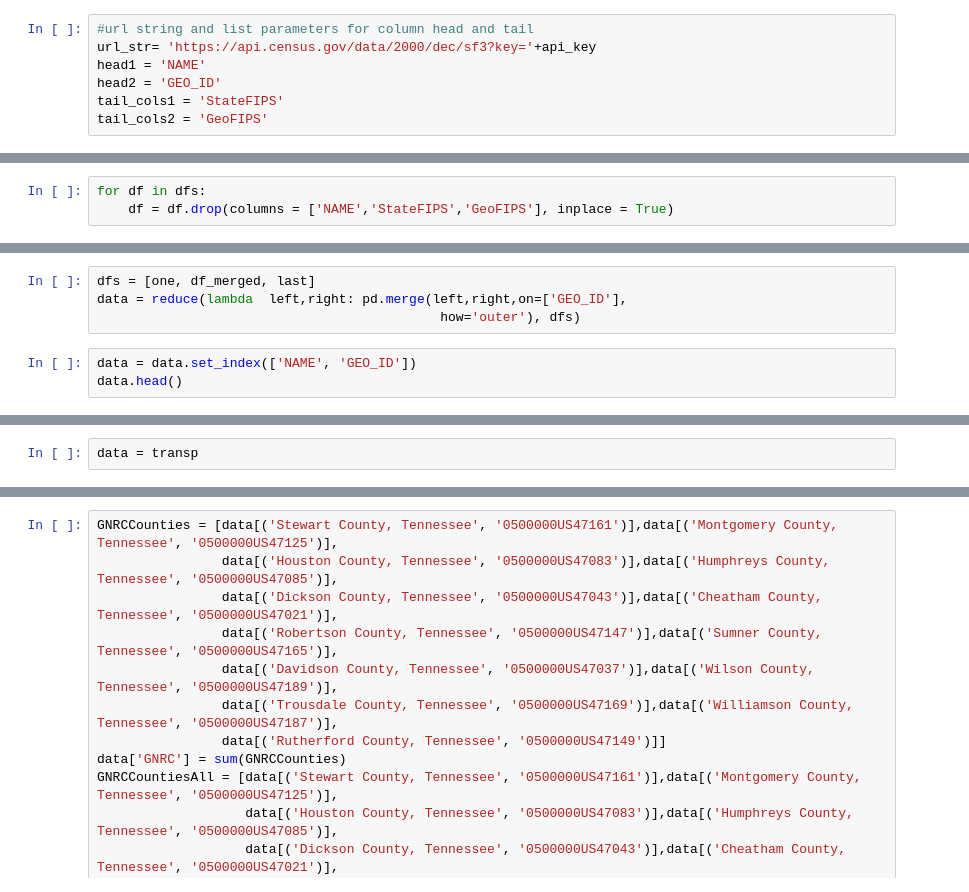
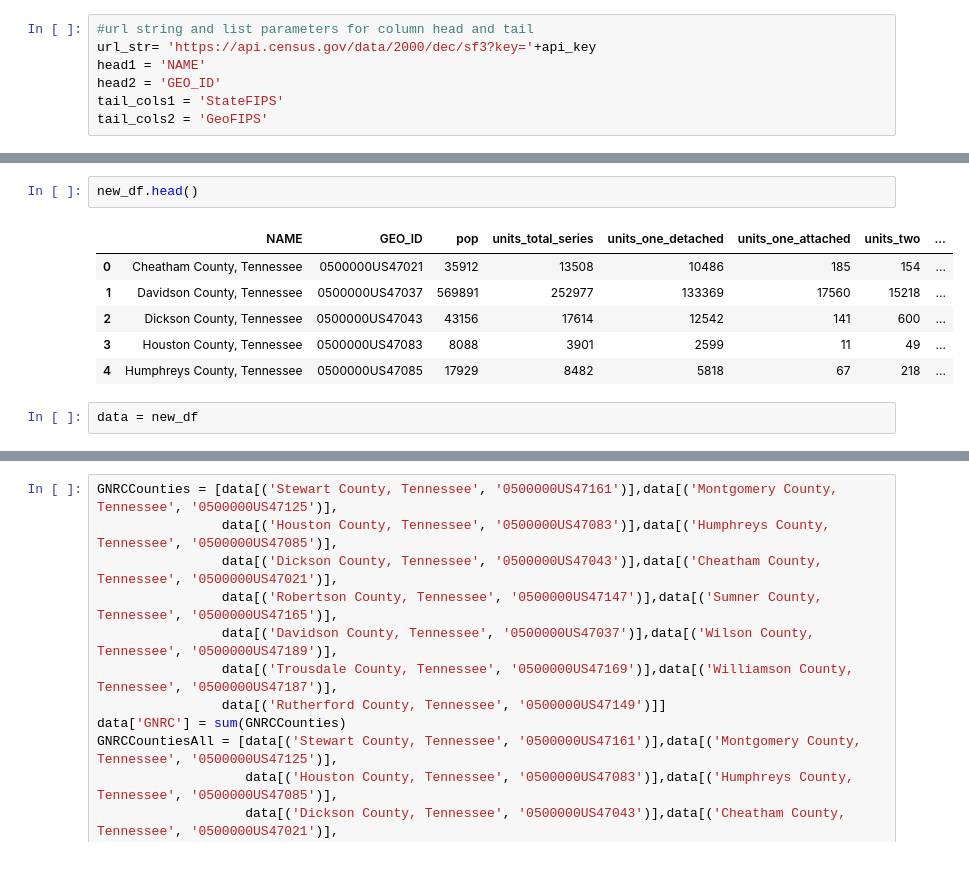
Before and after one commit to Greater-Nashville-Regional-Council/GNRC-Data-Integration, a Jupyter notebook: Notebooks/1. API Pulls/Decennial SF3 2000.ipynb, the cells around one changed output, grey strips where cells are left out. Cells and saved outputs as stored; diff of their text form.

```diff
--- a/Notebooks/1. API Pulls/Decennial SF3 2000.ipynb
+++ b/Notebooks/1. API Pulls/Decennial SF3 2000.ipynb
@@ -4738,3 +110,0 @@ dfs = [two,three,four,five,six,seven,eight,nine,ten,eleven,twelve,thirteen, four
-# %%
-for df in dfs:
-    df = df.drop(columns = ['NAME','StateFIPS','GeoFIPS'], inplace = True)
@@ -4747,7 +110,0 @@ df_merged = reduce(lambda  left,right: pd.merge(left,right,on=['GEO_ID'],
-# %%
-dfs = [one, df_merged, last]
-data = reduce(lambda  left,right: pd.merge(left,right,on=['GEO_ID'],
-                                            how='outer'), dfs)
-# %%
-data = data.set_index(['NAME', 'GEO_ID'])
-data.head()
@@ -4787,2 +110,0 @@ transp[numcols] = transp[numcols].astype(float)
-# %%
-data = transp
@@ -4788,0 +193,11 @@ data = transp
+# %%
+new_df.head()
+# %% [output]
+|  | NAME | GEO_ID | pop | units_total_series | units_one_detached | units_one_attached | units_two | ... |
+| 0 | Cheatham County, Tennessee | 0500000US47021 | 35912 | 13508 | 10486 | 185 | 154 | ... |
+| 1 | Davidson County, Tennessee | 0500000US47037 | 569891 | 252977 | 133369 | 17560 | 15218 | ... |
+| 2 | Dickson County, Tennessee | 0500000US47043 | 43156 | 17614 | 12542 | 141 | 600 | ... |
+| 3 | Houston County, Tennessee | 0500000US47083 | 8088 | 3901 | 2599 | 11 | 49 | ... |
+| 4 | Humphreys County, Tennessee | 0500000US47085 | 17929 | 8482 | 5818 | 67 | 218 | ... |
+# %%
+data = new_df
```
Also changed, not shown: parts of 142 cells of this notebook, 1 other file.
